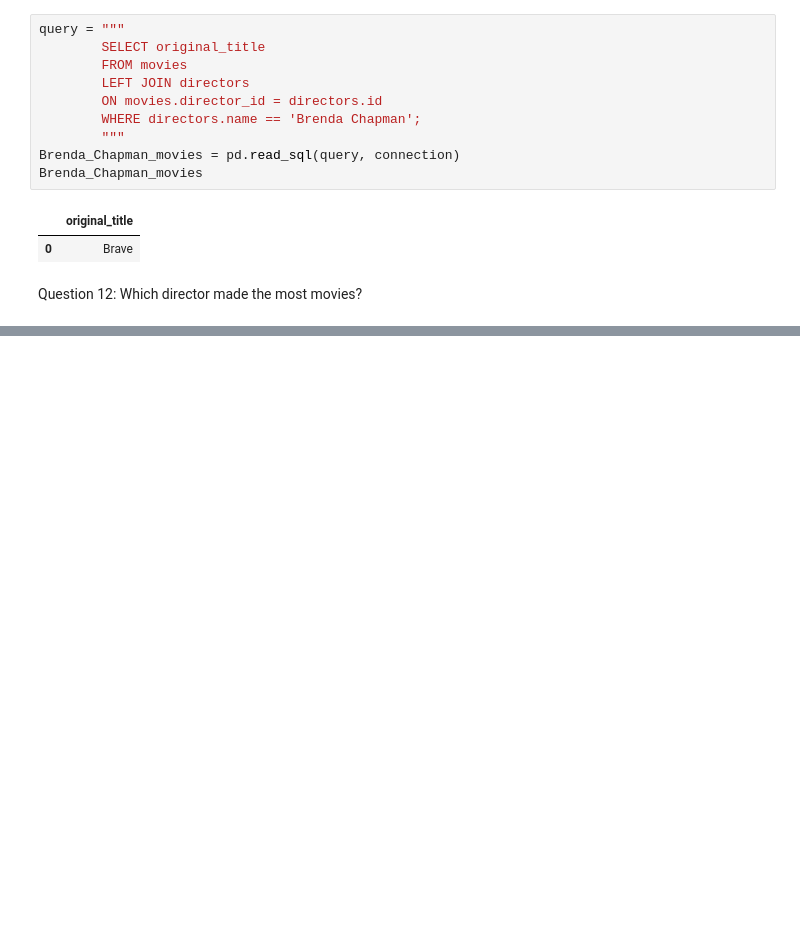
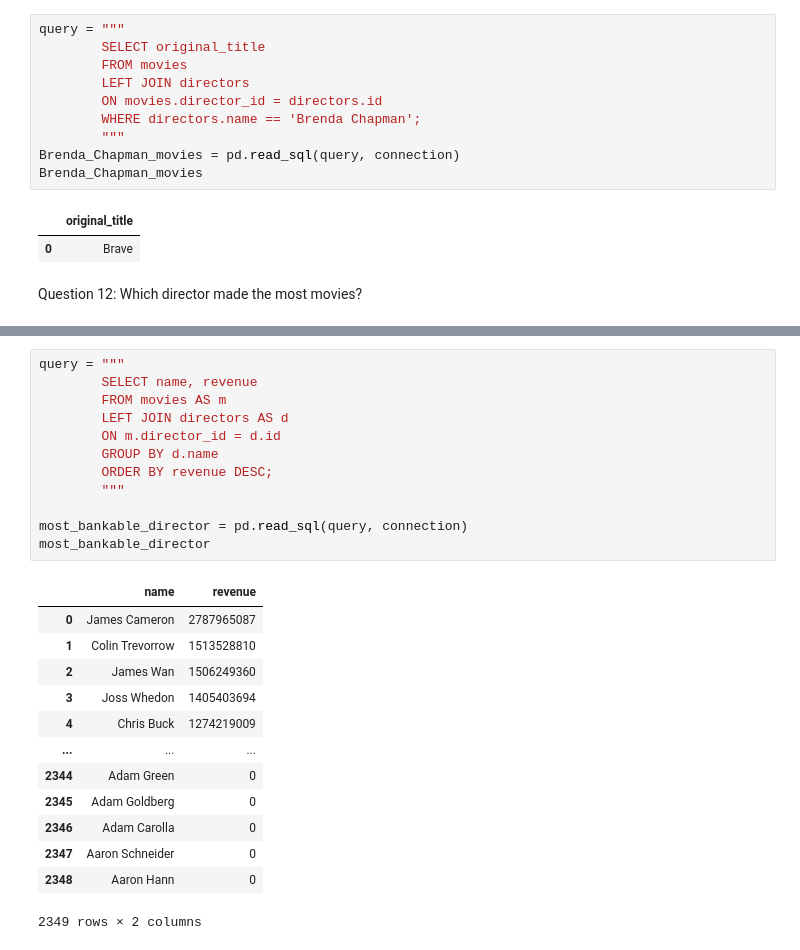
Before and after one commit to QiCai1995/IMDb-Project-SQL, a Jupyter notebook: practice.ipynb, the cells around one changed output, grey strips where cells are left out. Cells and saved outputs as stored; diff of their text form; blank space fills up the shorter version.

```diff
--- a/practice.ipynb
+++ b/practice.ipynb
@@ -244,0 +271,26 @@ Question 13: Whose director is the most bankable?
+# %%
+query = """
+        SELECT name, revenue
+        FROM movies AS m
+        LEFT JOIN directors AS d
+        ON m.director_id = d.id
+        GROUP BY d.name
+        ORDER BY revenue DESC;
+        """
+
+most_bankable_director = pd.read_sql(query, connection)
+most_bankable_director
+# %% [output]
+|  | name | revenue |
+| 0 | James Cameron | 2787965087 |
+| 1 | Colin Trevorrow | 1513528810 |
+| 2 | James Wan | 1506249360 |
+| 3 | Joss Whedon | 1405403694 |
+| 4 | Chris Buck | 1274219009 |
+| ... | ... | ... |
+| 2344 | Adam Green | 0 |
+| 2345 | Adam Goldberg | 0 |
+| 2346 | Adam Carolla | 0 |
+| 2347 | Aaron Schneider | 0 |
+| 2348 | Aaron Hann | 0 |
+2349 rows × 2 columns
```
Also changed, not shown: parts of 3 cells of this notebook.
